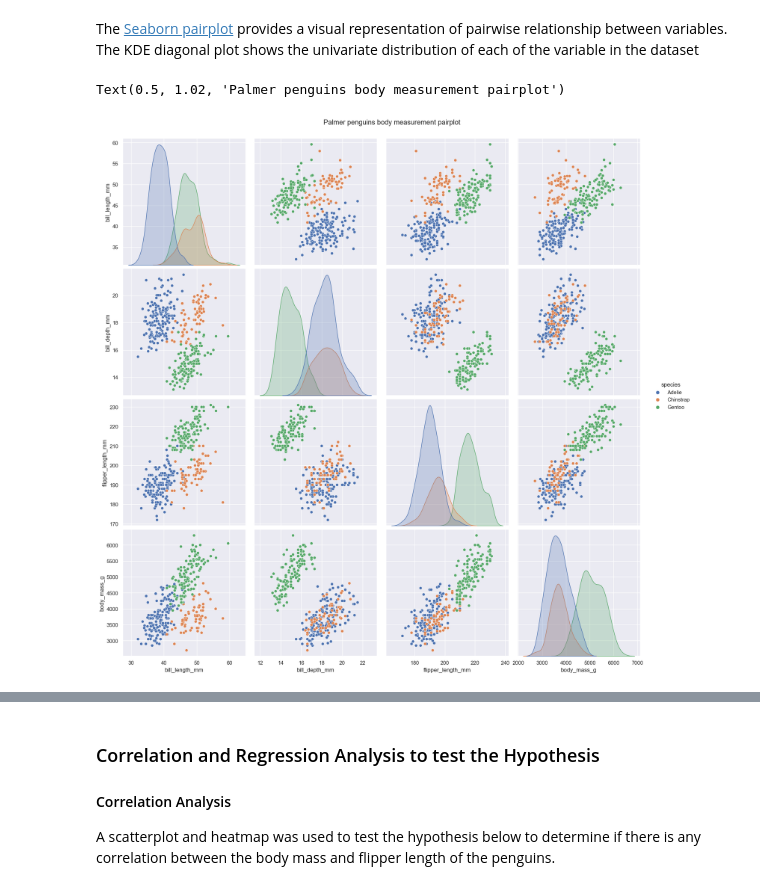
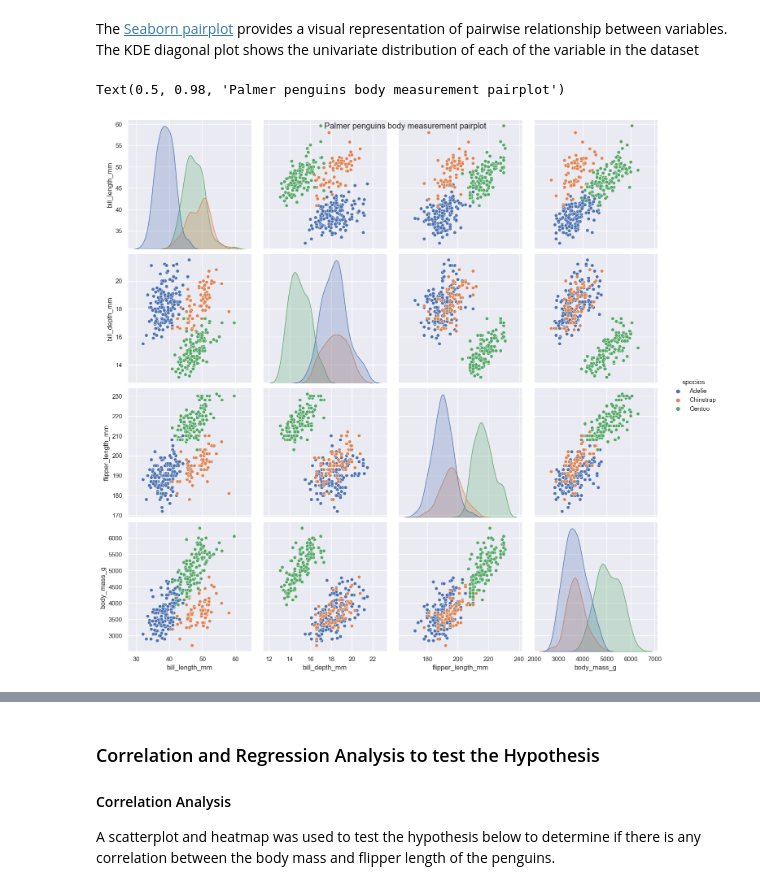
Before and after one commit to Gtalen/data-analytics, a Jupyter notebook: penguins.ipynb, the cells around one changed output, grey strips where cells are left out. Saved outputs shown, nothing was run; the diff lists cells and outputs as text; code cells hidden in the pictures.

```diff
--- a/penguins.ipynb
+++ b/penguins.ipynb
@@ -614,18 +652,20 @@ The original data was loaded in as a variable 'palmer_penguins', however the cle
 
 The [Seaborn pairplot](https://seaborn.pydata.org/generated/seaborn.pairplot.html) provides a visual representation of pairwise relationship between variables. The KDE diagonal plot shows the univariate distribution of each of the variable in the dataset
 # %%
-# createing a pairplot of the cleaned data
+# importing python warning module
 import warnings
-# Suppressing the figure layout warning
+
+# Suppressing the figure layout warning to make it tidy
 warnings.filterwarnings('ignore', message='The figure layout has changed to tight')
 
+# createing a pairplot of the cleaned data
+sns.pairplot(penguins, hue = 'species', height=3.5, aspect=1.02)
 
-sns.pairplot(penguins, hue = 'species')
-
-plt.suptitle('Palmer penguins body measurement pairplot', y=1.02)
+# Creating the main title for the pairplot
+plt.suptitle('Palmer penguins body measurement pairplot')
 # %% [output]
-Text(0.5, 1.02, 'Palmer penguins body measurement pairplot')
+Text(0.5, 0.98, 'Palmer penguins body measurement pairplot')
-[figure, old version]
+[figure, new version]
 # %% [markdown]
 ### Hypothesis
 **Null Hypothesis:** There is a relationship between the the flipper length and the body mass of the palmer penguins. As a penguin's body mass increases, there is a resultant increase in the length of the flippers.
```
Also changed, not shown: parts of 45 cells of this notebook.
